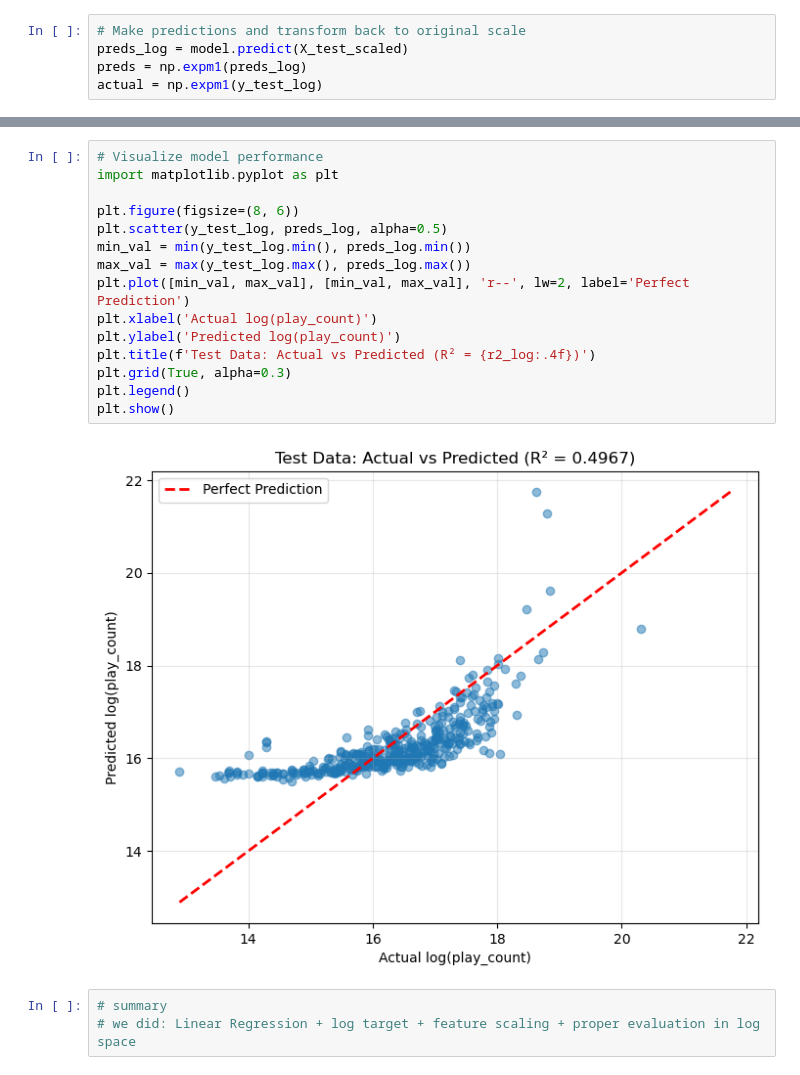
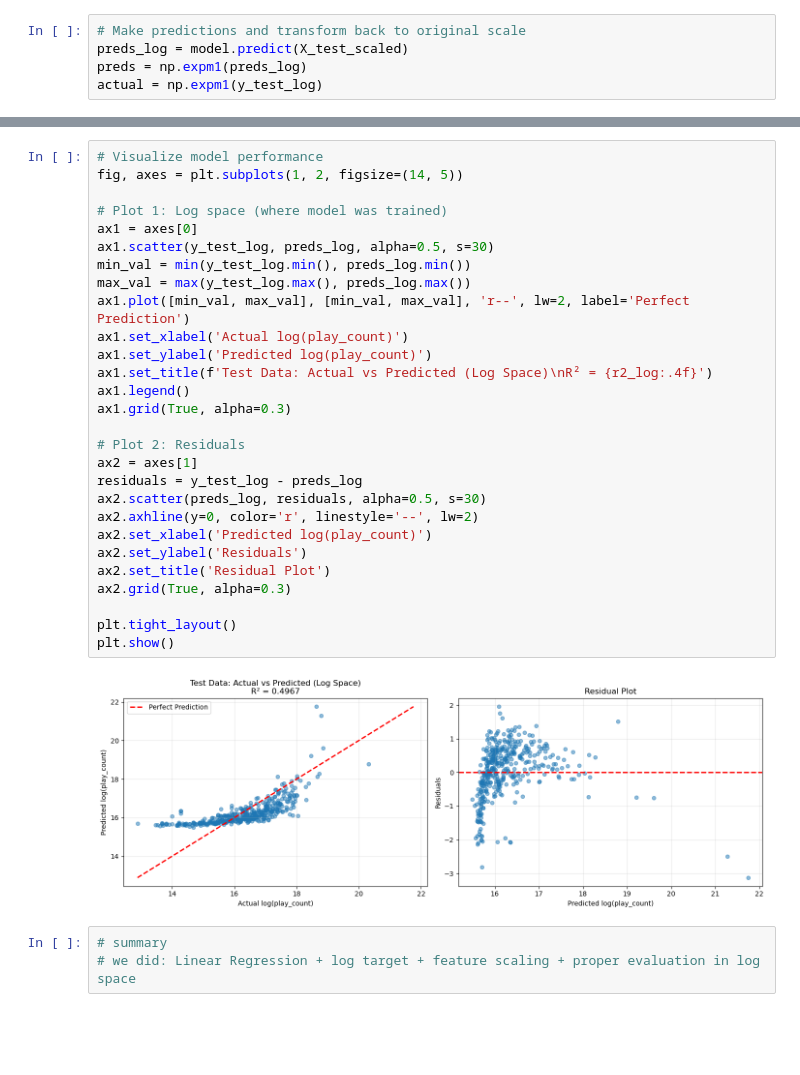
Before and after one commit to NazmulHayat/Tiktok-Viral-View, a Jupyter notebook: Optimized_Linear_Regression.ipynb, the cells around one changed output, grey strips where cells are left out. Drawn from its saved outputs; the diff is of its cells as text; blank space fills up the shorter version.

Commit message:
cleaned up; added visuals

```diff
--- a/Optimized_Linear_Regression.ipynb
+++ b/Optimized_Linear_Regression.ipynb
@@ -236,20 +156,33 @@ Name: play_count, dtype: float64
 # %%
 # Visualize model performance
-import matplotlib.pyplot as plt
+fig, axes = plt.subplots(1, 2, figsize=(14, 5))
 
-plt.figure(figsize=(8, 6))
-plt.scatter(y_test_log, preds_log, alpha=0.5)
+# Plot 1: Log space (where model was trained)
+ax1 = axes[0]
+ax1.scatter(y_test_log, preds_log, alpha=0.5, s=30)
 min_val = min(y_test_log.min(), preds_log.min())
 max_val = max(y_test_log.max(), preds_log.max())
-plt.plot([min_val, max_val], [min_val, max_val], 'r--', lw=2, label='Perfect Prediction')
-plt.xlabel('Actual log(play_count)')
-plt.ylabel('Predicted log(play_count)')
-plt.title(f'Test Data: Actual vs Predicted (R² = {r2_log:.4f})')
-plt.grid(True, alpha=0.3)
-plt.legend()
+ax1.plot([min_val, max_val], [min_val, max_val], 'r--', lw=2, label='Perfect Prediction')
+ax1.set_xlabel('Actual log(play_count)')
+ax1.set_ylabel('Predicted log(play_count)')
+ax1.set_title(f'Test Data: Actual vs Predicted (Log Space)\nR² = {r2_log:.4f}')
+ax1.legend()
+ax1.grid(True, alpha=0.3)
+
+# Plot 2: Residuals
+ax2 = axes[1]
+residuals = y_test_log - preds_log
+ax2.scatter(preds_log, residuals, alpha=0.5, s=30)
+ax2.axhline(y=0, color='r', linestyle='--', lw=2)
+ax2.set_xlabel('Predicted log(play_count)')
+ax2.set_ylabel('Residuals')
+ax2.set_title('Residual Plot')
+ax2.grid(True, alpha=0.3)
+
+plt.tight_layout()
 plt.show()
 # %% [output]
-[figure, old version]
+[figure, new version]
 # %%
 # summary
 # we did: Linear Regression + log target + feature scaling + proper evaluation in log space
```
Also changed, not shown: parts of 9 cells of this notebook, 3 other files.
